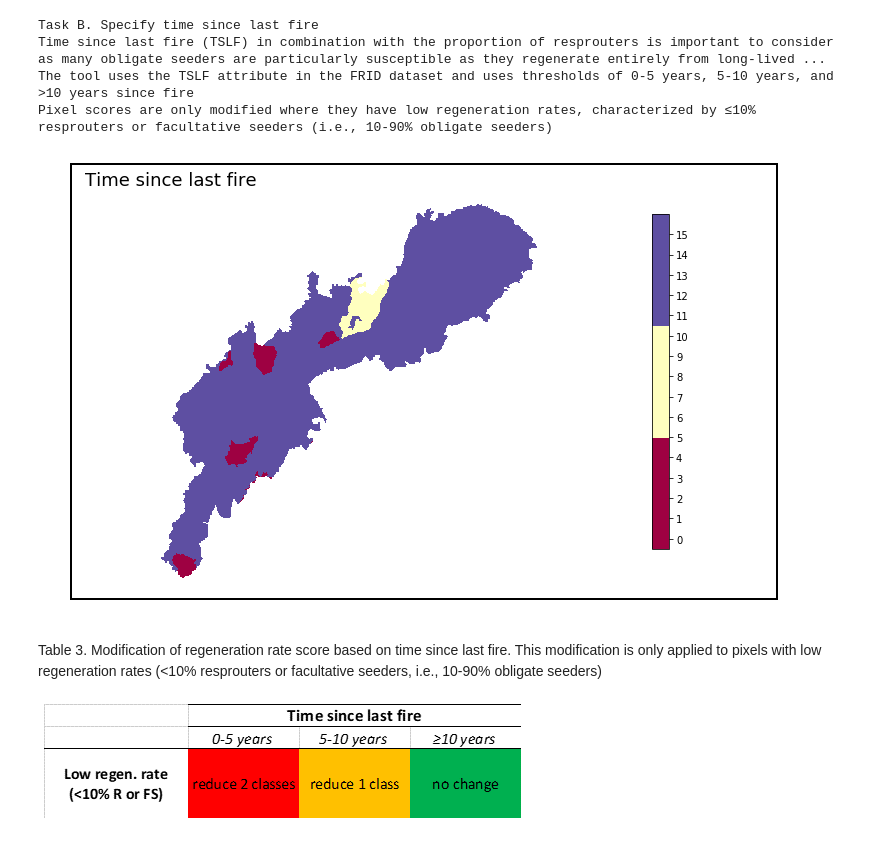
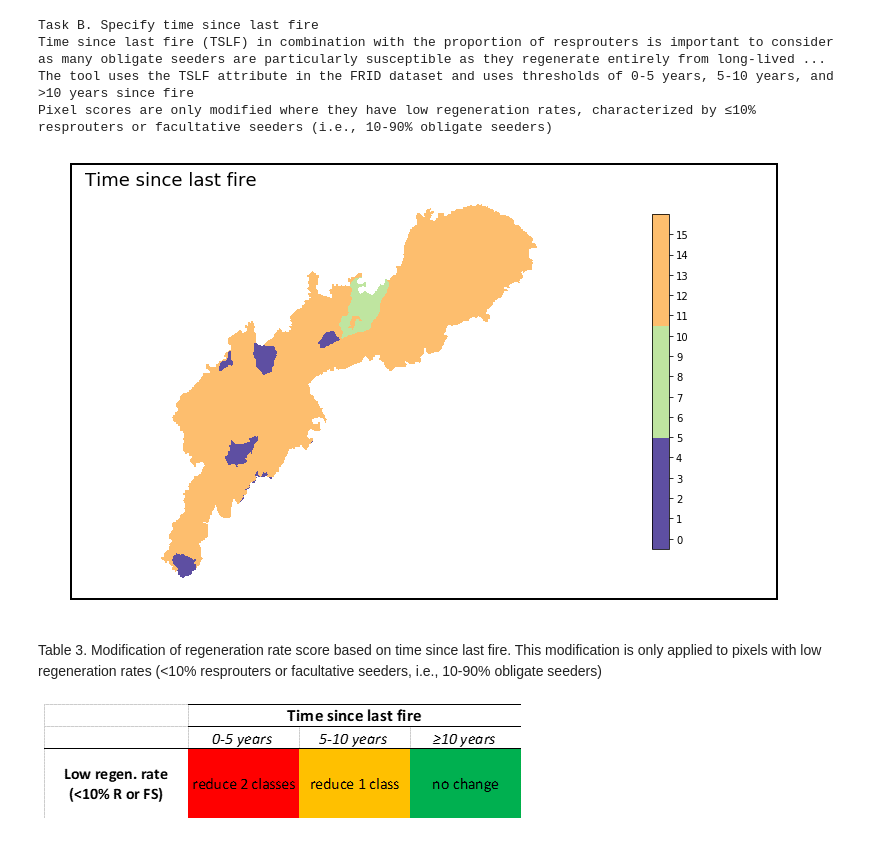
Before and after one commit to adhollander/postfire, a Jupyter notebook: CopperFire18.ipynb, the cells around one changed output. Saved outputs shown, nothing was run; the diff lists cells and outputs as text; code cells hidden in the pictures.

Commit message:
New colormaps for fire info

```diff
--- a/CopperFire18.ipynb
+++ b/CopperFire18.ipynb
@@ -251,6 +251,11 @@ greenorangeredcm4 = matplotlib.colors.ListedColormap(redorangegreen[::-1][0:4])
 veryredorangegreen =  np.array([(196/255, 0/255, 0/255, 1), (255/255, 0/255, 0/255, 1),
                          (255/255, 192/255, 0/255, 1),(0/255, 176/255, 80/255, 1)])
 veryredorangegreencm = matplotlib.colors.ListedColormap(veryredorangegreen[::-1])
+firecount = np.array([(253/255, 190/255, 110/255, 1), (191/255, 229/255, 160/255, 1), (158/255, 1/255, 66/255, 1),(94/255, 79/255, 162/255, 1)])
+firecountcm = matplotlib.colors.ListedColormap(firecount)
+timelastfirecolors = np.array([(94/255, 79/255, 162/255, 1),  (191/255, 229/255, 160/255, 1), (253/255, 190/255, 110/255, 1) ])
+timelastfirecm = matplotlib.colors.ListedColormap(timelastfirecolors)
+
 roglabels = ['High', 'Moderate-high', 'Moderate', 'Moderate-low', 'Low']
 invroglabels = roglabels[::-1]
 roglabels3= ['High', '',  'Moderate', '', 'Low']
@@ -926,22 +931,22 @@ The tool uses the TSLF attribute in the FRID dataset and uses thresholds of 0-5
 Pixel scores are only modified where they have low regeneration rates, characterized by ≤10% resprouters or facultative seeders (i.e., 10-90% obligate seeders)
 # %%
 fig, ax = plt.subplots(figsize=(15,8))
-cmap = plt.get_cmap('Spectral', 3)
+cmap = timelastfirecm
 cmap.set_over(alpha=0)
 tsfplot = ax.imshow(tsfarr2[0,], cmap=cmap, vmin=-0.5, vmax=16)
 cbar = fig.colorbar(tsfplot, fraction=0.02, ticks=range(16))
 
 autoAxis = ax.axis()
 rec = plt.Rectangle((autoAxis[0]-0.7,autoAxis[2]-0.2),(autoAxis[1]-autoAxis[0])+240,(autoAxis[3]-autoAxis[2])+0.4,fill=False,lw=2)
 rec = ax.add_patch(rec)
 rec.set_clip_on(False)
 
 # cbar.ax.set_yticklabels(veglabels)
 # ax.set(title="Count of number of fires in previous 40 years")
 ax.text(20,30, "Time since last fire",  fontsize=18)
 ax.set_axis_off();
 # %% [output]
-[figure, old version]
+[figure, new version]
 # %% [markdown]
 <p>Table 3. Modification of regeneration rate score based on time since last fire. This modification is only applied to pixels with low regeneration rates (&lt;10% resprouters or facultative seeders, i.e., 10-90% obligate seeders)</p>
 
```
Also changed, not shown: parts of 2 cells of this notebook.
